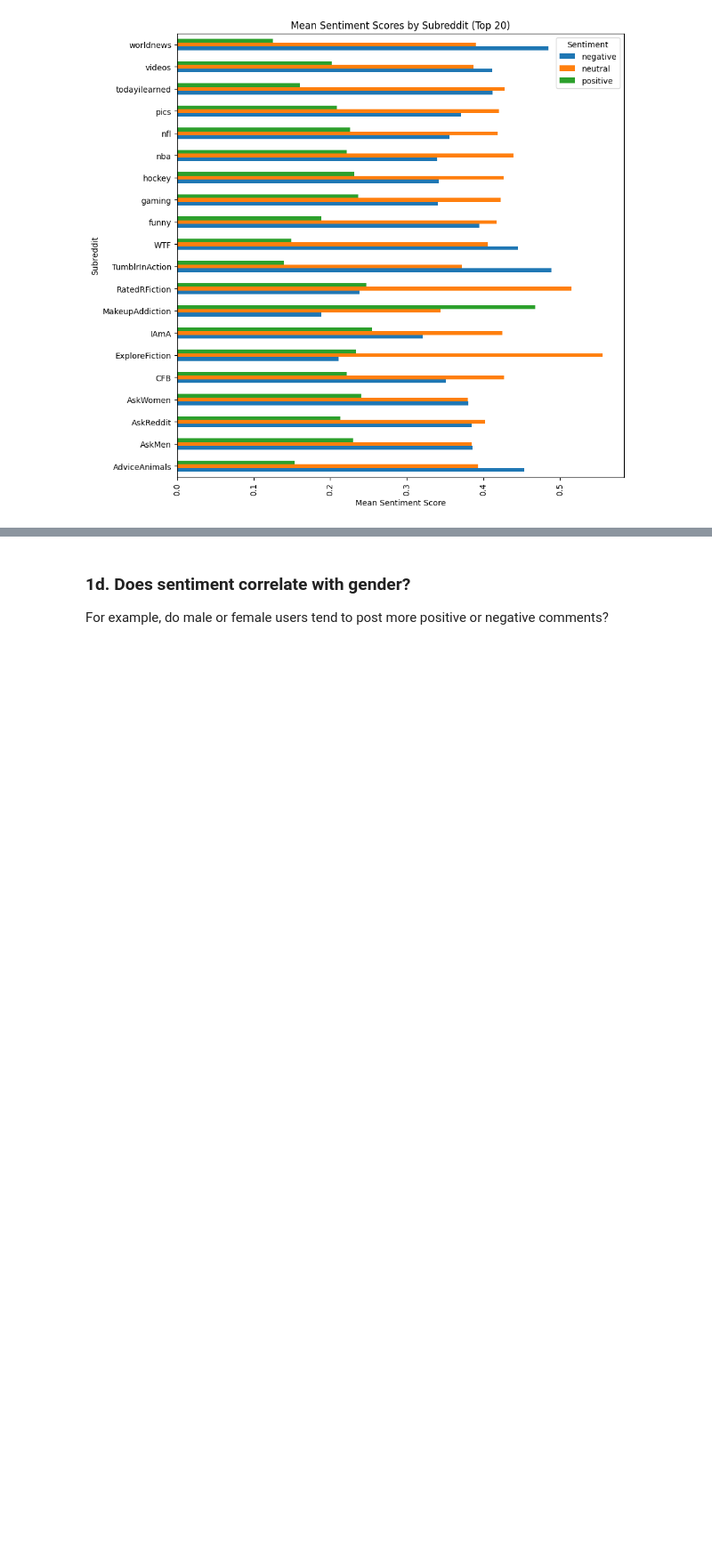
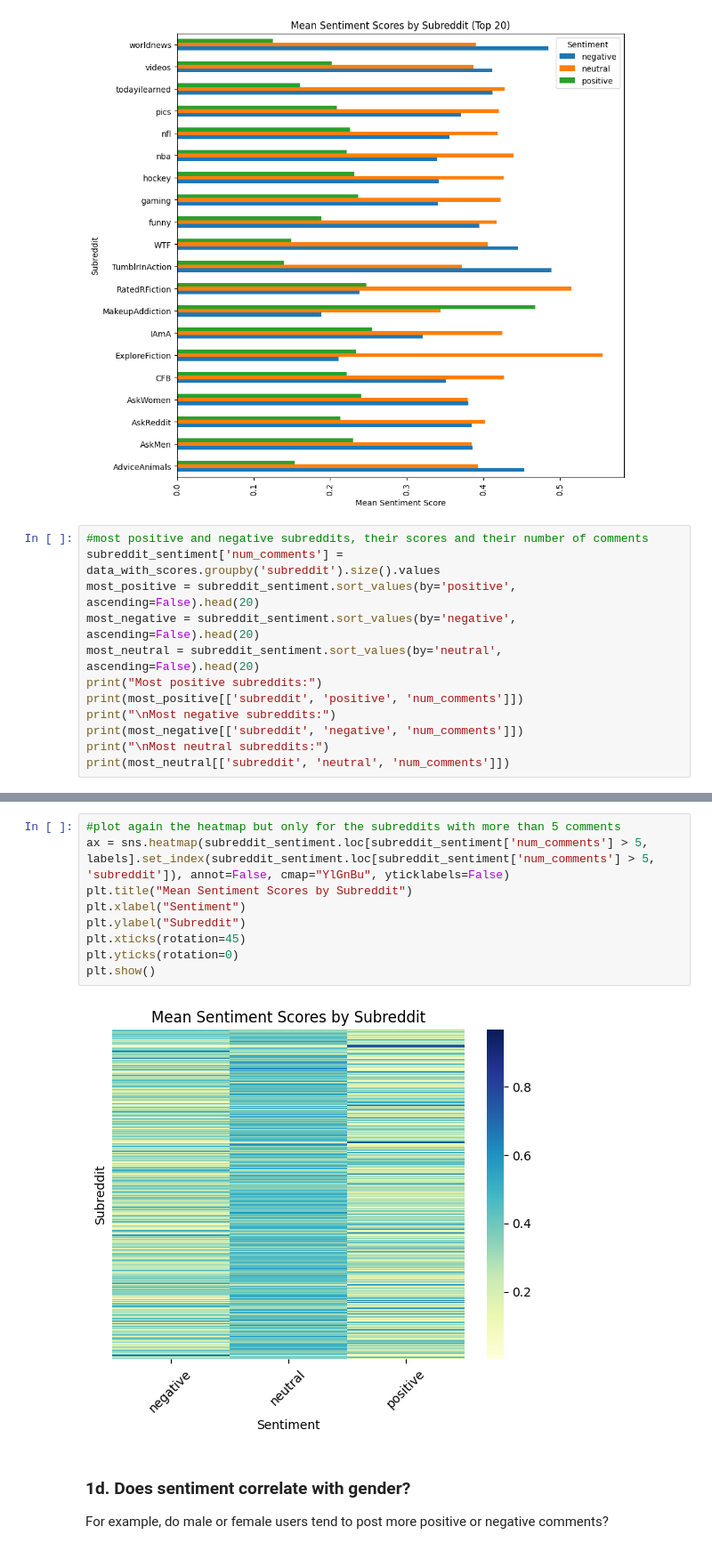
Before and after one commit to PettinatoGiacomo/ML4N-reddit, a Jupyter notebook: sentiment_analysis.ipynb, the cells around one changed output, grey strips where cells are left out. Shown at 89% size. Cells and saved outputs as stored; diff of their text form; blank space fills up the shorter version.

Commit message:
Finished sentiment analysis

```diff
--- a/sentiment_analysis.ipynb
+++ b/sentiment_analysis.ipynb
@@ -184,3 +191,15 @@ plt.show()
 # %% [output]
 [figure]
 [figure]
+# %%
+#most positive and negative subreddits, their scores and their number of comments
+subreddit_sentiment['num_comments'] = data_with_scores.groupby('subreddit').size().values
+most_positive = subreddit_sentiment.sort_values(by='positive', ascending=False).head(20)
+most_negative = subreddit_sentiment.sort_values(by='negative', ascending=False).head(20)
+most_neutral = subreddit_sentiment.sort_values(by='neutral', ascending=False).head(20)
+print("Most positive subreddits:")
+print(most_positive[['subreddit', 'positive', 'num_comments']])
+print("\nMost negative subreddits:")
+print(most_negative[['subreddit', 'negative', 'num_comments']])
+print("\nMost neutral subreddits:")
+print(most_neutral[['subreddit', 'neutral', 'num_comments']])
@@ -187,3 +224,14 @@ plt.show()
+# %%
+#plot again the heatmap but only for the subreddits with more than 5 comments
+ax = sns.heatmap(subreddit_sentiment.loc[subreddit_sentiment['num_comments'] > 5, labels].set_index(subreddit_sentiment.loc[subreddit_sentiment['num_comments'] > 5, 'subreddit']), annot=False, cmap="YlGnBu", yticklabels=False)
+plt.title("Mean Sentiment Scores by Subreddit")
+plt.xlabel("Sentiment")
+plt.ylabel("Subreddit")
+plt.xticks(rotation=45)
+plt.yticks(rotation=0)
+plt.show()
+# %% [output]
+[figure, added]
 # %% [markdown]
 ### 1d. Does sentiment correlate with gender?
 For example, do male or female users tend to post more positive or negative comments?
```
Also changed, not shown: parts of 7 cells of this notebook.
